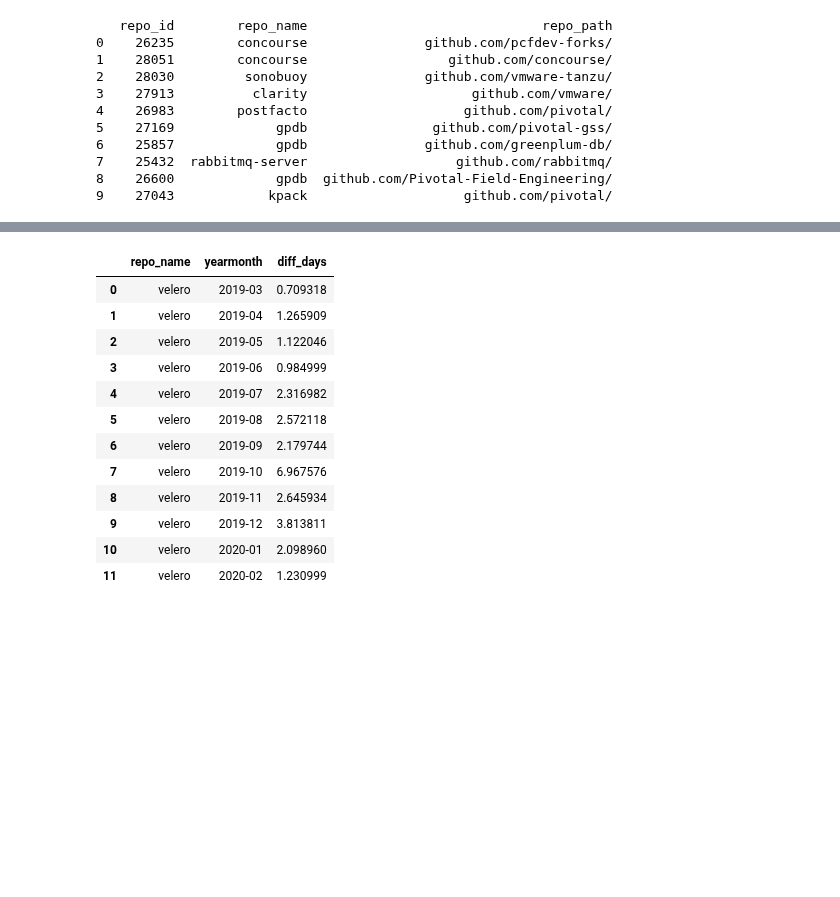
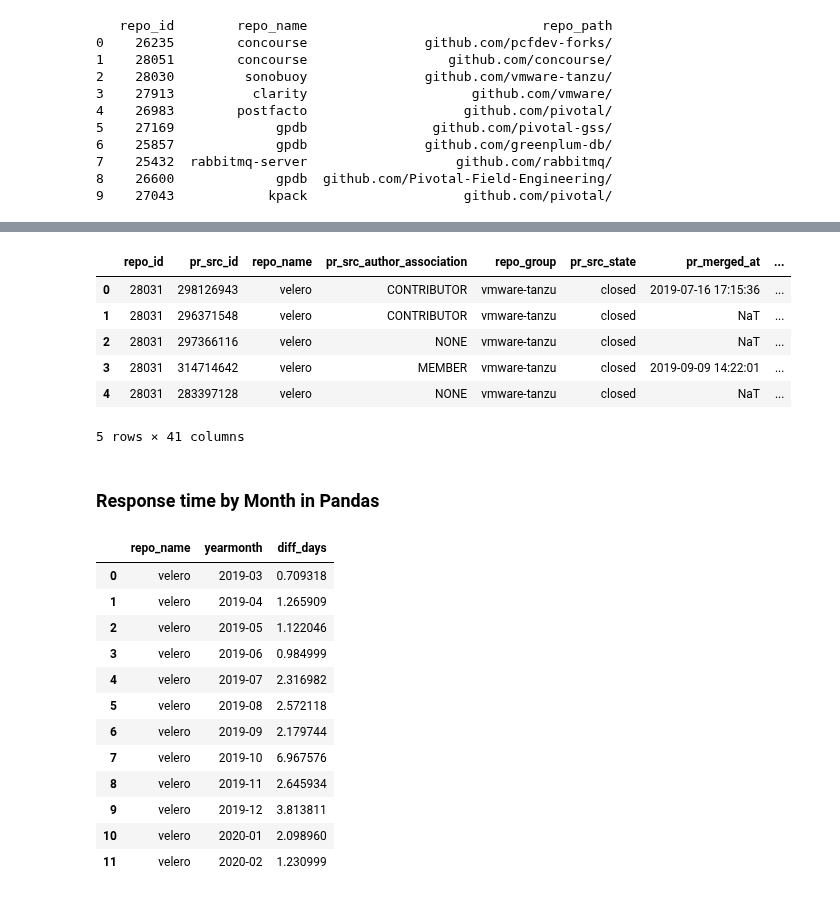
Before and after one commit to Hsingh2096/Hsingh2096, a Jupyter notebook: code/dawn_response_time-gabe.ipynb, the cells around one changed output, grey strips where cells are left out. Drawn from its saved outputs; the diff is of its cells as text; code cells hidden in the pictures; blank space fills up the shorter version.

Commit message:
bring over pr example template, include methods of showing response times and difference between all/closed prs over time

```diff
--- a/code/dawn_response_time-gabe.ipynb
+++ b/code/dawn_response_time-gabe.ipynb
@@ -174,33 +174,44 @@ for repo_id in repo_dict:
                             AND pull_requests.pull_request_id = pull_request_commits.pull_request_id
                             AND pull_requests.pull_request_id = pull_request_meta.pull_request_id
                             AND pull_requests.repo_id = {repo_id}
                             AND commits.repo_id = pull_requests.repo_id
                             AND commits.cmt_commit_hash <> pull_requests.pr_merge_commit_sha
                             AND commits.cmt_commit_hash <> pull_request_meta.pr_sha
                             GROUP BY pull_request_commits.pull_request_id
                         ) master_merged_counts
                         ON base_labels.pull_request_id = master_merged_counts.pull_request_id
                     WHERE
                         repo.repo_group_id = repo_groups.repo_group_id
                         AND repo.repo_id = pull_requests.repo_id
                         AND repo.repo_id = {repo_id}
                         AND pr_created_at >= {year_ago}
                         AND pr_created_at <= {end_date}
                     ORDER BY
                        merged_count DESC
         """)
     pr_a = pd.read_sql(pr_query, con=engine)
     if not pr_all.empty:
         pr_all = pd.concat([pr_all, pr_a])
     else:
         # first repo
         pr_all = pr_a
 
     get_repo_name_query = f"""
         SELECT repo_name from repo where repo_id = {repo_id};
            """
     get_repo_name = pd.read_sql_query(get_repo_name_query, con=engine)
     repo_name = get_repo_name.repo_name[0]
+pr_all.head()
+# %% [output]
+|  | repo_id | pr_src_id | repo_name | pr_src_author_association | repo_group | pr_src_state | pr_merged_at | ... |
+| 0 | 28031 | 298126943 | velero | CONTRIBUTOR | vmware-tanzu | closed | 2019-07-16 17:15:36 | ... |
+| 1 | 28031 | 296371548 | velero | CONTRIBUTOR | vmware-tanzu | closed | NaT | ... |
+| 2 | 28031 | 297366116 | velero | NONE | vmware-tanzu | closed | NaT | ... |
+| 3 | 28031 | 314714642 | velero | MEMBER | vmware-tanzu | closed | 2019-09-09 14:22:01 | ... |
+| 4 | 28031 | 283397128 | velero | NONE | vmware-tanzu | closed | NaT | ... |
+5 rows × 41 columns
+# %% [markdown]
+### Response time by Month in Pandas
 # %%
 pr_all['diff'] = pr_all.first_response_time - pr_all.pr_created_at
 pr_all['yearmonth'] = pr_all['pr_created_at'].dt.strftime('%Y-%m')
```
Also changed, not shown: parts of 6 cells of this notebook, 4 other files.
